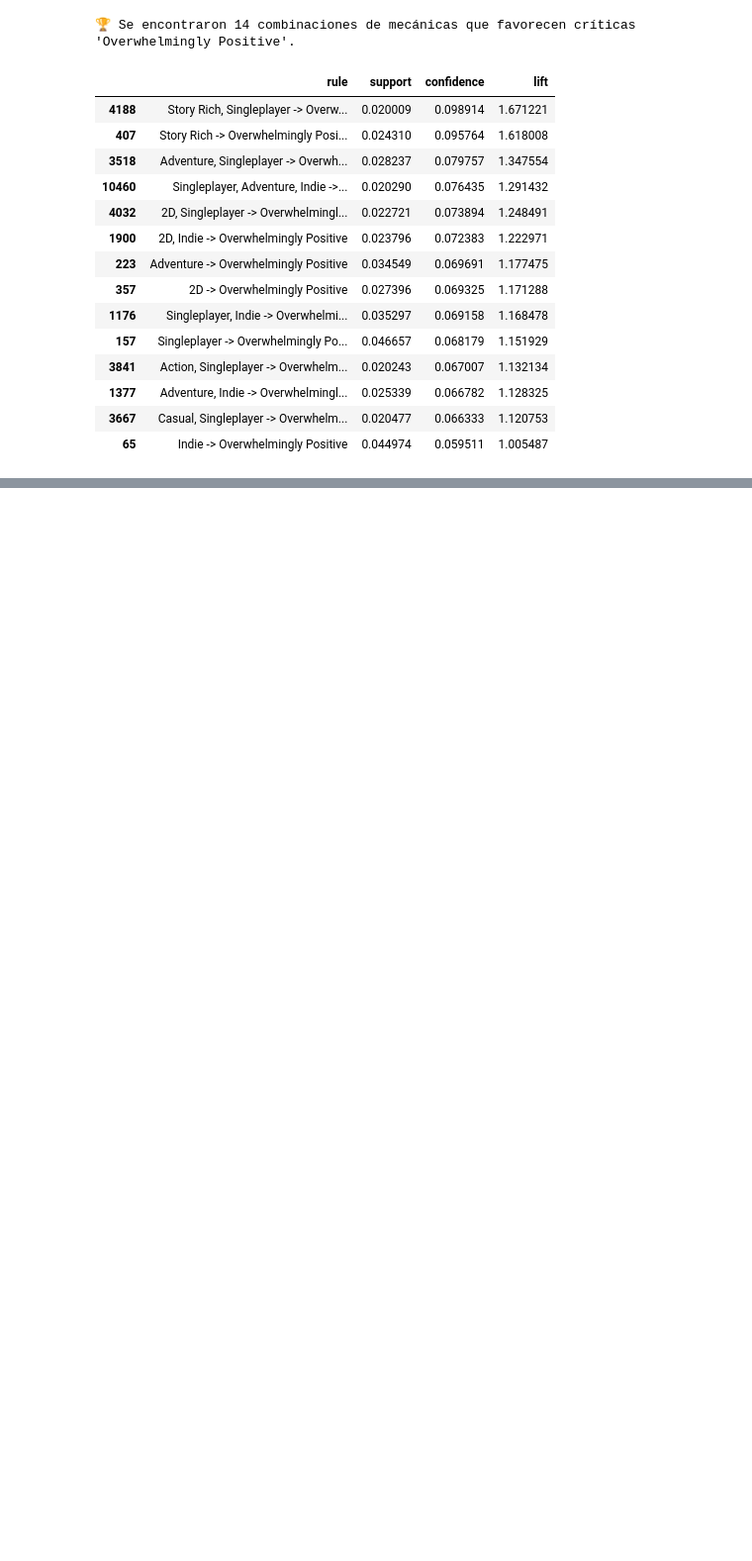
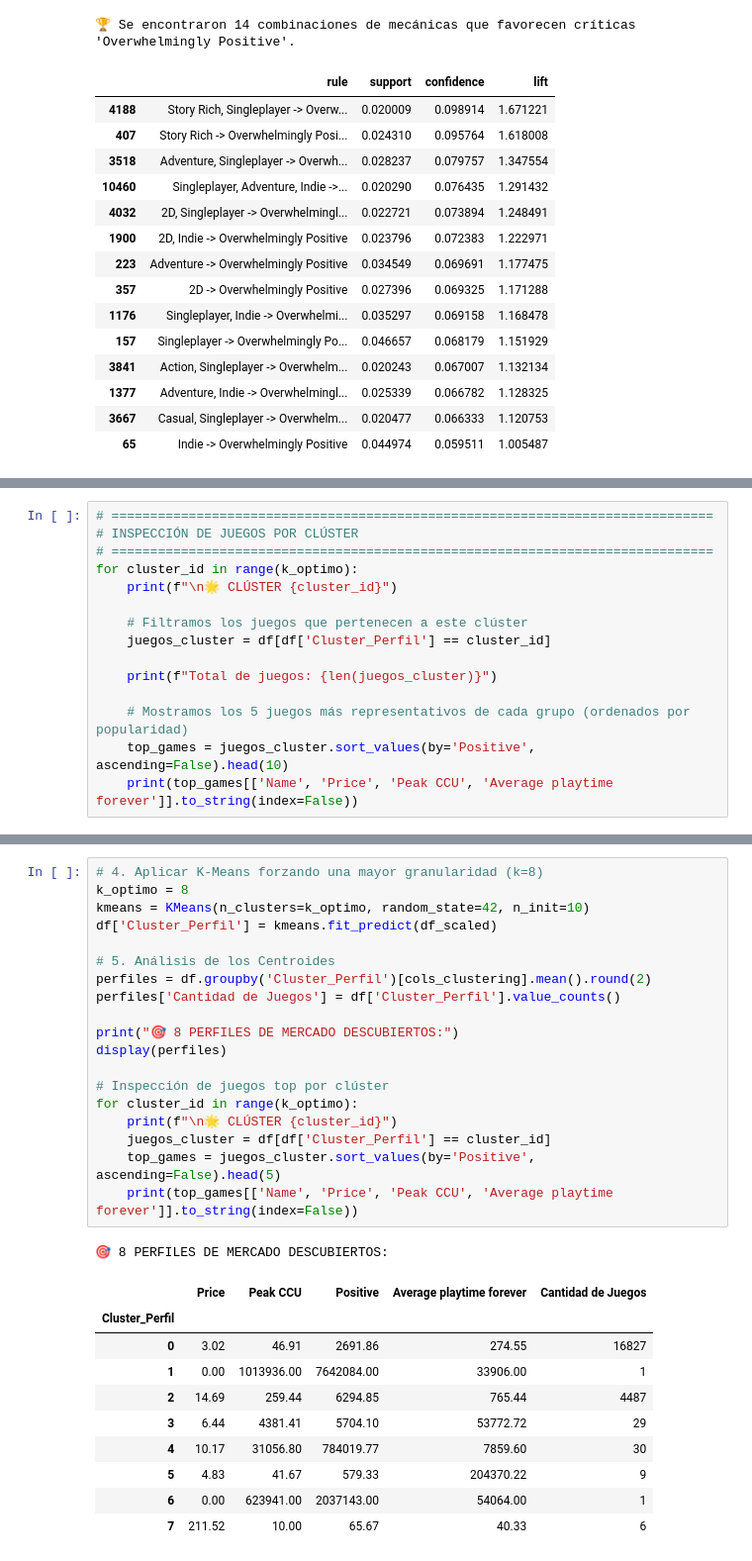
Before and after one commit to David-Felipe/ProyectoMineriaDatos, a Jupyter notebook: Iteracion 2/Codigo/02_topGames_AsctnAgrptn.ipynb, the cells around one changed output, grey strips where cells are left out. Shown at 99% size. Drawn from its saved outputs; the diff is of its cells as text; blank space fills up the shorter version.

```diff
--- a/Iteracion 2/Codigo/02_topGames_AsctnAgrptn.ipynb
+++ b/Iteracion 2/Codigo/02_topGames_AsctnAgrptn.ipynb
@@ -442,0 +557,15 @@ display(reglas_exito[['rule', 'support', 'confidence', 'lift']].head(15))
+# %%
+# ==============================================================================
+# INSPECCIÓN DE JUEGOS POR CLÚSTER
+# ==============================================================================
+for cluster_id in range(k_optimo):
+    print(f"\n🌟 CLÚSTER {cluster_id}")
+
+    # Filtramos los juegos que pertenecen a este clúster
+    juegos_cluster = df[df['Cluster_Perfil'] == cluster_id]
+
+    print(f"Total de juegos: {len(juegos_cluster)}")
+
+    # Mostramos los 5 juegos más representativos de cada grupo (ordenados por popularidad)
+    top_games = juegos_cluster.sort_values(by='Positive', ascending=False).head(10)
+    print(top_games[['Name', 'Price', 'Peak CCU', 'Average playtime forever']].to_string(index=False))
@@ -442,0 +614,31 @@ display(reglas_exito[['rule', 'support', 'confidence', 'lift']].head(15))
+# %%
+# 4. Aplicar K-Means forzando una mayor granularidad (k=8)
+k_optimo = 8
+kmeans = KMeans(n_clusters=k_optimo, random_state=42, n_init=10)
+df['Cluster_Perfil'] = kmeans.fit_predict(df_scaled)
+
+# 5. Análisis de los Centroides
+perfiles = df.groupby('Cluster_Perfil')[cols_clustering].mean().round(2)
+perfiles['Cantidad de Juegos'] = df['Cluster_Perfil'].value_counts()
+
+print("🎯 8 PERFILES DE MERCADO DESCUBIERTOS:")
+display(perfiles)
+
+# Inspección de juegos top por clúster
+for cluster_id in range(k_optimo):
+    print(f"\n🌟 CLÚSTER {cluster_id}")
+    juegos_cluster = df[df['Cluster_Perfil'] == cluster_id]
+    top_games = juegos_cluster.sort_values(by='Positive', ascending=False).head(5)
+    print(top_games[['Name', 'Price', 'Peak CCU', 'Average playtime forever']].to_string(index=False))
+# %% [output]
+🎯 8 PERFILES DE MERCADO DESCUBIERTOS:
+|  | Price | Peak CCU | Positive | Average playtime forever | Cantidad de Juegos |
+| Cluster_Perfil |  |  |  |  |  |
+| 0 | 3.02 | 46.91 | 2691.86 | 274.55 | 16827 |
+| 1 | 0.00 | 1013936.00 | 7642084.00 | 33906.00 | 1 |
+| 2 | 14.69 | 259.44 | 6294.85 | 765.44 | 4487 |
+| 3 | 6.44 | 4381.41 | 5704.10 | 53772.72 | 29 |
+| 4 | 10.17 | 31056.80 | 784019.77 | 7859.60 | 30 |
+| 5 | 4.83 | 41.67 | 579.33 | 204370.22 | 9 |
+| 6 | 0.00 | 623941.00 | 2037143.00 | 54064.00 | 1 |
+| 7 | 211.52 | 10.00 | 65.67 | 40.33 | 6 |
```
Also changed, not shown: parts of 15 cells of this notebook.
